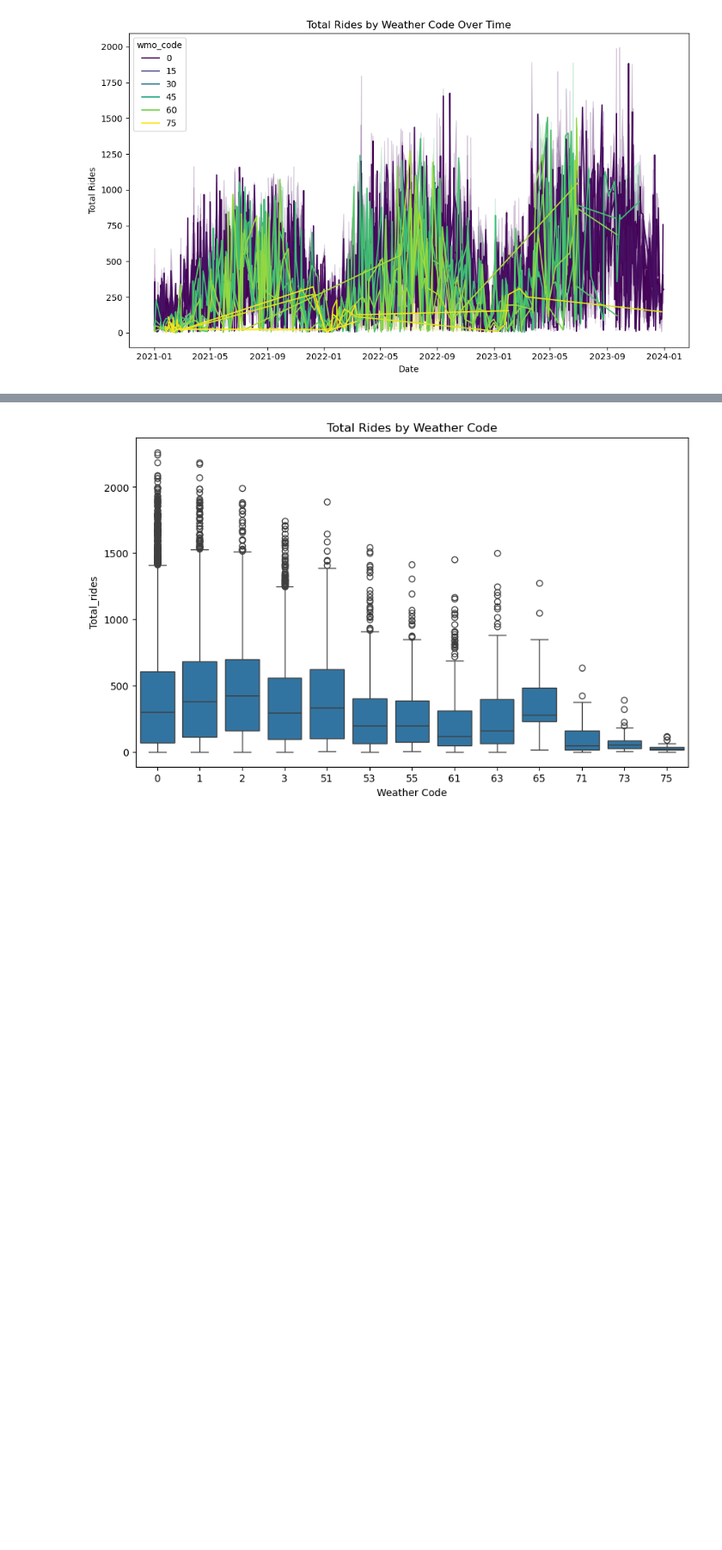
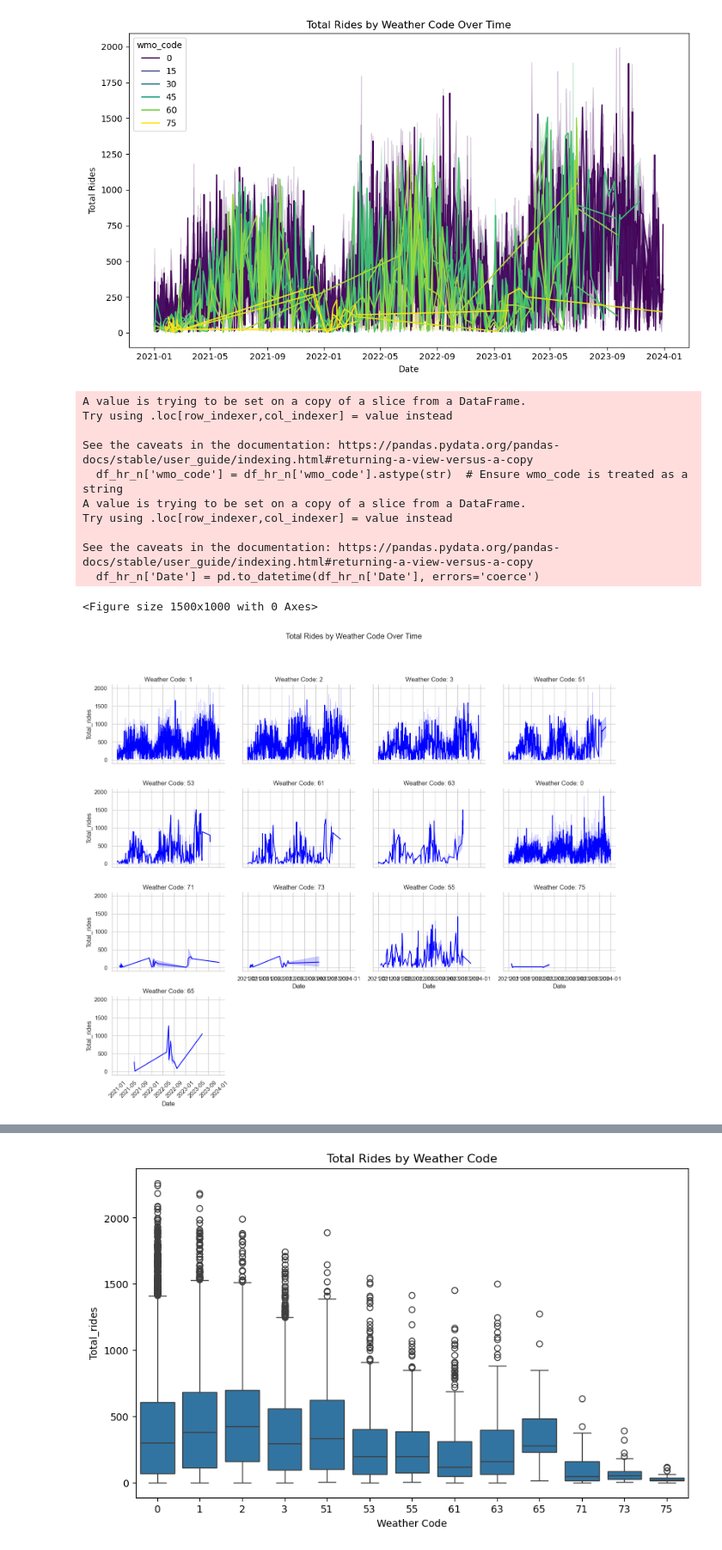
Before and after one commit to bbhatta10/Capital-Bike-Share, a Jupyter notebook: CapitalBikeShare.ipynb, the cells around one changed output, grey strips where cells are left out. Shown at 86% size. Saved outputs shown, nothing was run; the diff lists cells and outputs as text; code cells hidden in the pictures; blank space fills up the shorter version.

```diff
--- a/CapitalBikeShare.ipynb
+++ b/CapitalBikeShare.ipynb
@@ -124,3 +226,47 @@ plt.tight_layout()
 plt.show()
 # %% [output]
 [figure]
+# %%
+df_hr_n
+#data visualization using facetgrid for horuly data with weather code,total rides and date
+plt.figure(figsize=(15, 10))
+sns.set_theme(style="whitegrid")
+df_hr_n['wmo_code'] = df_hr_n['wmo_code'].astype(str)  # Ensure wmo_code is treated as a string
+df_hr_n['Date'] = pd.to_datetime(df_hr_n['Date'], errors='coerce')
+
+g = sns.FacetGrid(df_hr_n, col='wmo_code', col_wrap=4, height=3, aspect=1.2)
+g.map(sns.lineplot, 'Date', 'Total_rides', color='blue')
+g.set_titles("Weather Code: {col_name}")
+g.fig.suptitle("Total Rides by Weather Code Over Time", y=1.05)
+plt.xticks(rotation=45)
+plt.tight_layout()
+plt.show()
+
+# g = sns.FacetGrid(red_wine, col='quality_label', col_order=['low', 'medium', 'high'], height=4, aspect=1.2)
+# g.map(sns.histplot, 'pH', bins=20, color='teal')
+# g.set_titles("Wine Quality: {col_name}")
+# g.fig.suptitle("pH Distribution Across Wine Quality Levels in Red wine", y=1.05)
+# plt.show()
+# g = sns.FacetGrid(white_wine, col='quality_label', col_order=['low', 'medium', 'high'], height=4, aspect=1.2)
+# g.map(sns.histplot, 'pH', bins=20, color='teal')
+# g.set_titles("Wine Quality: {col_name}")
+# g.fig.suptitle("pH Distribution Across Wine Quality Levels in White wine", y=1.05)
+# plt.show()
+# g = sns.FacetGrid(all_wine, col='quality_label', col_order=['low', 'medium', 'high'], height=4, aspect=1.2)
+# g.map(sns.histplot, 'pH', bins=20, color='teal')
+# g.set_titles("Wine Quality: {col_name}")
+# g.fig.suptitle("pH Distribution Across Wine Quality Levels in All wine", y=1.05)
+# plt.show()
+# %% [output]
+A value is trying to be set on a copy of a slice from a DataFrame.
+Try using .loc[row_indexer,col_indexer] = value instead
+
+See the caveats in the documentation: https://pandas.pydata.org/pandas-docs/stable/user_guide/indexing.html#returning-a-view-versus-a-copy
+  df_hr_n['wmo_code'] = df_hr_n['wmo_code'].astype(str)  # Ensure wmo_code is treated as a string
+A value is trying to be set on a copy of a slice from a DataFrame.
+Try using .loc[row_indexer,col_indexer] = value instead
+
+See the caveats in the documentation: https://pandas.pydata.org/pandas-docs/stable/user_guide/indexing.html#returning-a-view-versus-a-copy
+  df_hr_n['Date'] = pd.to_datetime(df_hr_n['Date'], errors='coerce')
+<Figure size 1500x1000 with 0 Axes>
+[figure, added]
```
Also changed, not shown: parts of 12 cells of this notebook.
